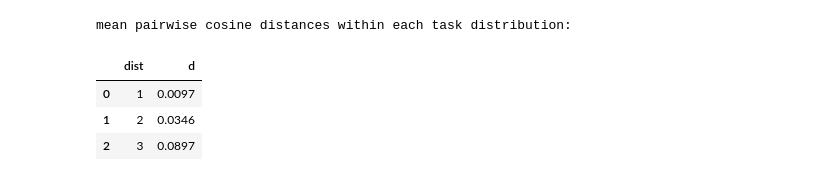
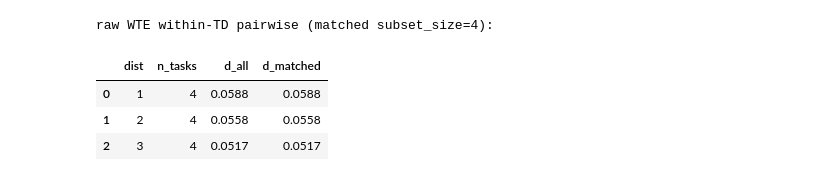
Before and after one commit to m-h3sh/hypex, a Jupyter notebook: scripts/exp2.ipynb, the cells around one changed output. Saved outputs shown, nothing was run; the diff lists cells and outputs as text; code cells hidden in the pictures.

```diff
--- a/scripts/exp2.ipynb
+++ b/scripts/exp2.ipynb
@@ -222,40 +293,22 @@ cosine distances between mean embeddings:
 # %%
-mean_dists = []
-dist_ids_within = []
-for dist_id, task_dist in task_dists.items():
-    OUT_DIR = CODE_DIR / "data" / f"task_dist{dist_id}"
-    embeddings = []
-    for goal in task_dist:
-        sar = np.load(OUT_DIR / f"goal_{goal[0]}_{goal[1]}.npy")
-        embedding = detect.lwe(sar, ACTION_DIM)
-        embeddings.append(np.asarray(embedding).ravel())
-        if VIZ:
-            print(f"-------------------------------- goal: {goal} --------------------------------")
-            print("SAR shape:", sar.shape)
-            print("Embedding shape:", embedding.shape)
-            print("First 5 values:", embedding[:5])
-            print("-------------------------------------------------------------------------------")
-
-    # mean pairwise cosine distance between embeddings in this distribution
-    E = np.stack([np.asarray(e).ravel() for e in embeddings])
-    E = E / np.linalg.norm(E, axis=1, keepdims=True)
-    cos_dists = [
-        1 - np.dot(E[a], E[b])
-        for a in range(len(E))
-        for b in range(a + 1, len(E))
-    ]
-    mean_dists.append(float(np.mean(cos_dists)))
-    dist_ids_within.append(dist_id)
-
-df_within = pd.DataFrame(
-    {"dist": dist_ids_within, "d": mean_dists},
-)
-print("mean pairwise cosine distances within each task distribution:")
+# Within-TD mean pairwise on raw WTE.
+# d_all: all pairs in the TD.  d_matched: fair vs cheetah (subset size =
+# PAIRWISE_SUBSET_SIZE; no-op here since each grid TD already has 4 goals).
+rows_within = []
+for dist_id, embs in embeddings_by_dist.items():
+    rows_within.append({
+        "dist": dist_id,
+        "n_tasks": len(embs),
+        "d_all": mean_pairwise_cosine_distance(embs),
+        "d_matched": mean_pairwise_matched(embs, PAIRWISE_SUBSET_SIZE),
+    })
+df_within = pd.DataFrame(rows_within)
+print(f"raw WTE within-TD pairwise (matched subset_size={PAIRWISE_SUBSET_SIZE}):")
 display(df_within.round(4))
 # %% [output]
-mean pairwise cosine distances within each task distribution:
+raw WTE within-TD pairwise (matched subset_size=4):
-|  | dist | d |
-| 0 | 1 | 0.0097 |
-| 1 | 2 | 0.0346 |
-| 2 | 3 | 0.0897 |
+|  | dist | n_tasks | d_all | d_matched |
+| 0 | 1 | 4 | 0.0588 | 0.0588 |
+| 1 | 2 | 4 | 0.0558 | 0.0558 |
+| 2 | 3 | 4 | 0.0517 | 0.0517 |
 # %%
```
Also changed, not shown: parts of 15 cells of this notebook, 9 other files.
